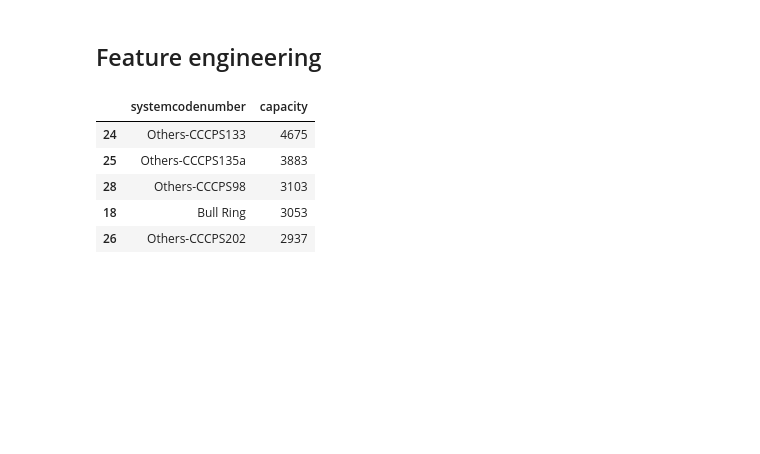
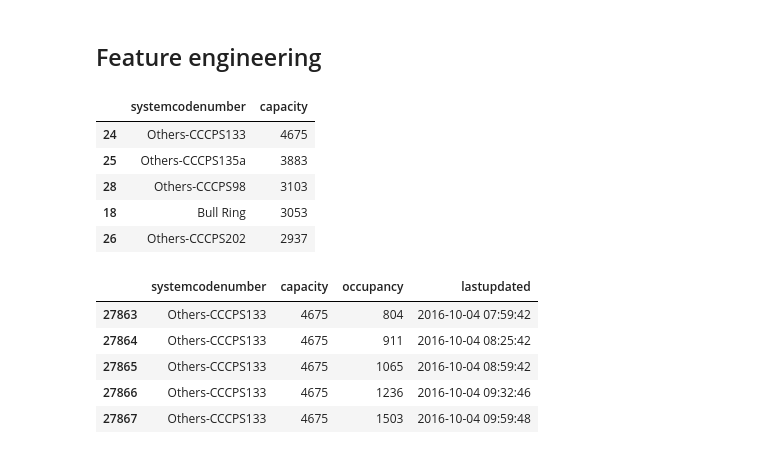
Before and after one commit to shobhitshah/parking-birmingham, a Jupyter notebook: scripts/parking-birmingham.ipynb, the cells around one changed output. Drawn from its saved outputs; the diff is of its cells as text; code cells hidden in the pictures; blank space fills up the shorter version.

```diff
--- a/scripts/parking-birmingham.ipynb
+++ b/scripts/parking-birmingham.ipynb
@@ -34,3 +27,6 @@ train.describe()
 ## Data cleaning
 # %%
 train=train.rename(str.lower, axis='columns')
+train.lastupdated = pd.to_datetime(train.lastupdated, infer_datetime_format=True)
+#train.dtypes
+train['systemcodenumber']=train.systemcodenumber.str.strip()
@@ -86,3 +79,14 @@ parks.nlargest(5, 'capacity')
 | 28 | Others-CCCPS98 | 3103 |
 | 18 | Bull Ring | 3053 |
 | 26 | Others-CCCPS202 | 2937 |
+# %%
+largestpark=parks.nlargest(1, 'capacity').systemcodenumber.to_string(index=False).strip()
+#largestpark
+lpdata=train[train['systemcodenumber'] == largestpark]
+# %% [output]
+|  | systemcodenumber | capacity | occupancy | lastupdated |
+| 27863 | Others-CCCPS133 | 4675 | 804 | 2016-10-04 07:59:42 |
+| 27864 | Others-CCCPS133 | 4675 | 911 | 2016-10-04 08:25:42 |
+| 27865 | Others-CCCPS133 | 4675 | 1065 | 2016-10-04 08:59:42 |
+| 27866 | Others-CCCPS133 | 4675 | 1236 | 2016-10-04 09:32:46 |
+| 27867 | Others-CCCPS133 | 4675 | 1503 | 2016-10-04 09:59:48 |
```
Also changed, not shown: parts of 3 cells of this notebook.
